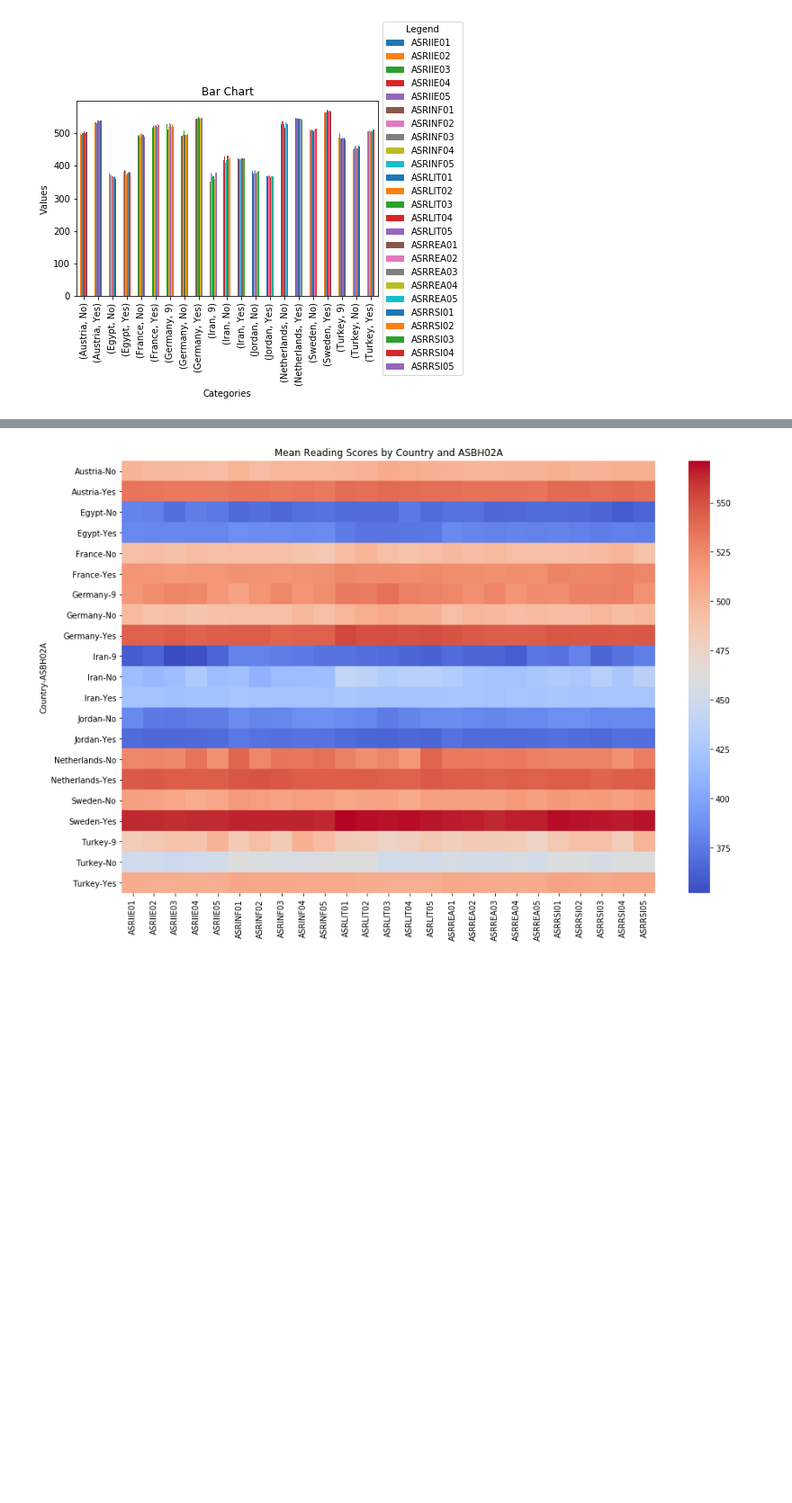
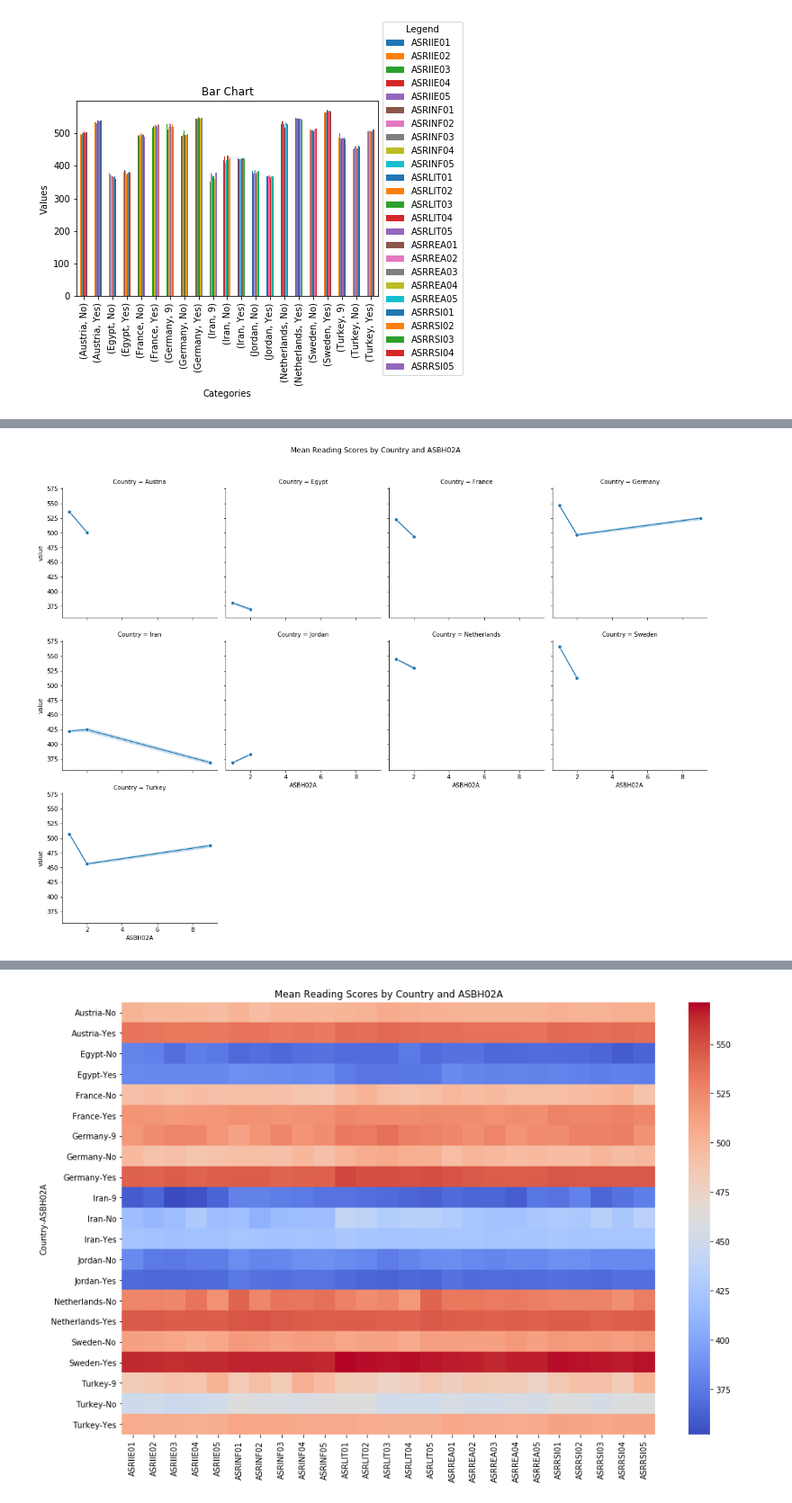
Before and after one commit to SophieESpencer/Comparison, a Jupyter notebook: Practice Analysis.ipynb, the cells around one changed output, grey strips where cells are left out. Shown at 90% size. Drawn from its saved outputs; the diff is of its cells as text; code cells hidden in the pictures; blank space fills up the shorter version.

```diff
--- a/Practice Analysis.ipynb
+++ b/Practice Analysis.ipynb
@@ -157,0 +155,11 @@ plt.show()
+# %%
+df_long = pivot_df_multiplexreadingscore.reset_index().melt(id_vars=['Country', 'ASBH02A'])
+df_long['ASBH02A'] = df_long['ASBH02A'].replace({'No': 2, 'Yes': 1})
+g = sns.FacetGrid(df_long, col="Country", col_wrap=4, height=4)
+g.map(sns.lineplot, "ASBH02A", "value", marker="o")
+g.add_legend()
+plt.subplots_adjust(top=0.9)
+g.fig.suptitle('Mean Reading Scores by Country and ASBH02A')
+plt.show()
+# %% [output]
+[figure, added]
```
Also changed, not shown: parts of 14 cells of this notebook, 2 other files.
